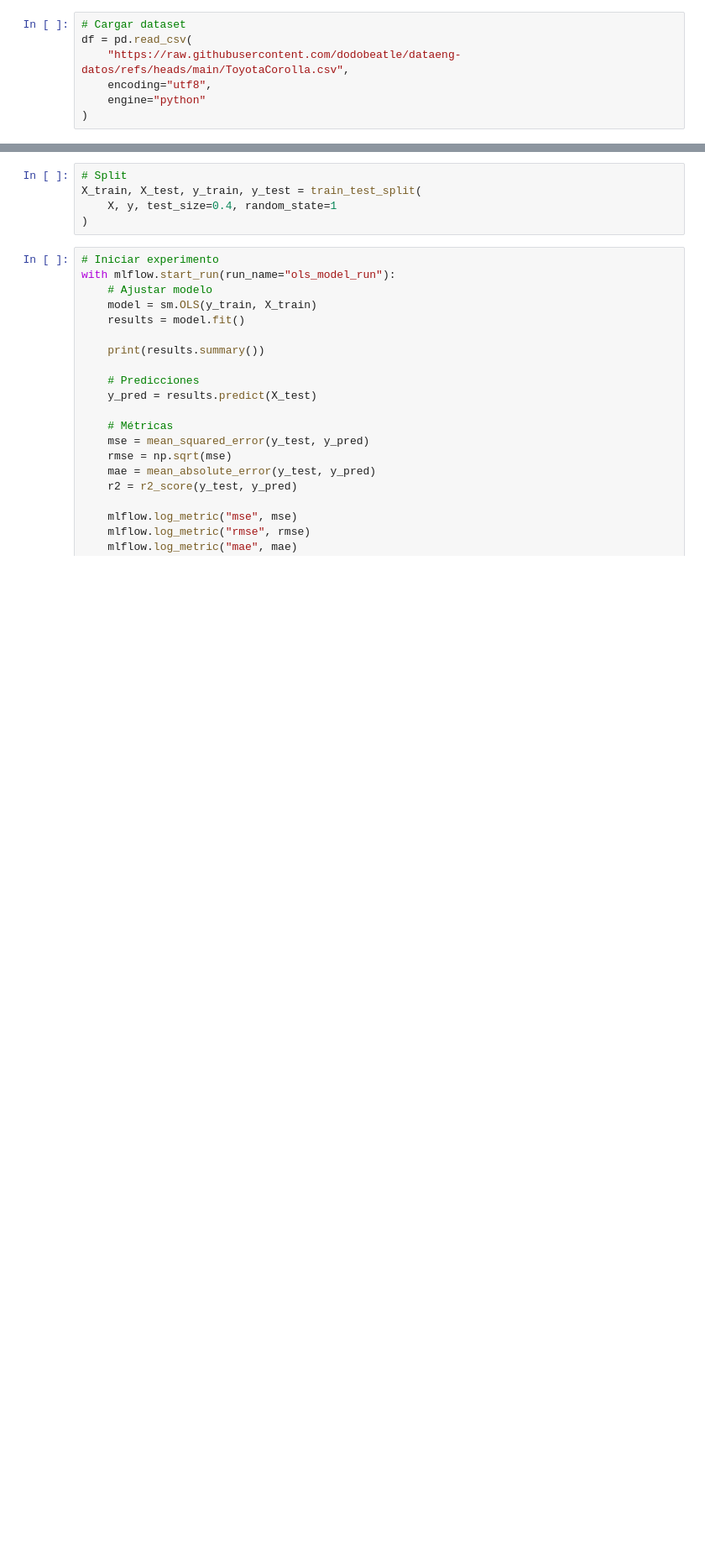
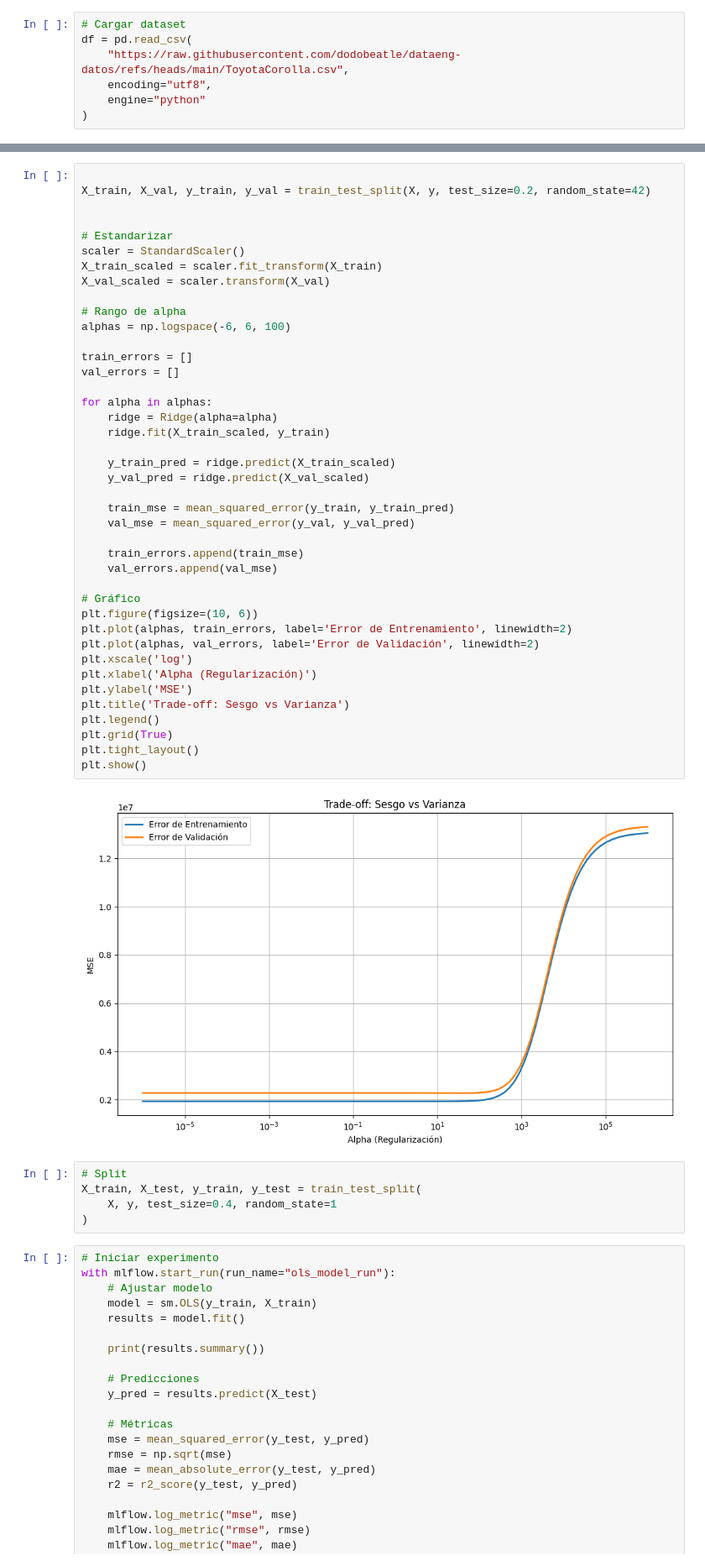
Before and after one commit to lucasdepetrisd/toyota_project, a Jupyter notebook: toyota_project/notebooks/toyota_m.ipynb, the cells around one changed output, grey strips where cells are left out. Shown at 84% size. Saved outputs shown, nothing was run; the diff lists cells and outputs as text; blank space fills up the shorter version.

Commit message:
trade-off

```diff
--- a/toyota_project/notebooks/toyota_m.ipynb
+++ b/toyota_project/notebooks/toyota_m.ipynb
@@ -202,3 +306,46 @@ print(X.head())
+# %%
+
+X_train, X_val, y_train, y_val = train_test_split(X, y, test_size=0.2, random_state=42)
+
+
+# Estandarizar
+scaler = StandardScaler()
+X_train_scaled = scaler.fit_transform(X_train)
+X_val_scaled = scaler.transform(X_val)
+
+# Rango de alpha
+alphas = np.logspace(-6, 6, 100)
+
+train_errors = []
+val_errors = []
+
+for alpha in alphas:
+    ridge = Ridge(alpha=alpha)
+    ridge.fit(X_train_scaled, y_train)
+
+    y_train_pred = ridge.predict(X_train_scaled)
+    y_val_pred = ridge.predict(X_val_scaled)
+
+    train_mse = mean_squared_error(y_train, y_train_pred)
+    val_mse = mean_squared_error(y_val, y_val_pred)
+
+    train_errors.append(train_mse)
+    val_errors.append(val_mse)
+
+# Gráfico
+plt.figure(figsize=(10, 6))
+plt.plot(alphas, train_errors, label='Error de Entrenamiento', linewidth=2)
+plt.plot(alphas, val_errors, label='Error de Validación', linewidth=2)
+plt.xscale('log')
+plt.xlabel('Alpha (Regularización)')
+plt.ylabel('MSE')
+plt.title('Trade-off: Sesgo vs Varianza')
+plt.legend()
+plt.grid(True)
+plt.tight_layout()
+plt.show()
+# %% [output]
+[figure, added]
 # %%
 # Split
 X_train, X_test, y_train, y_test = train_test_split(
```
Also changed, not shown: parts of 13 cells of this notebook.
